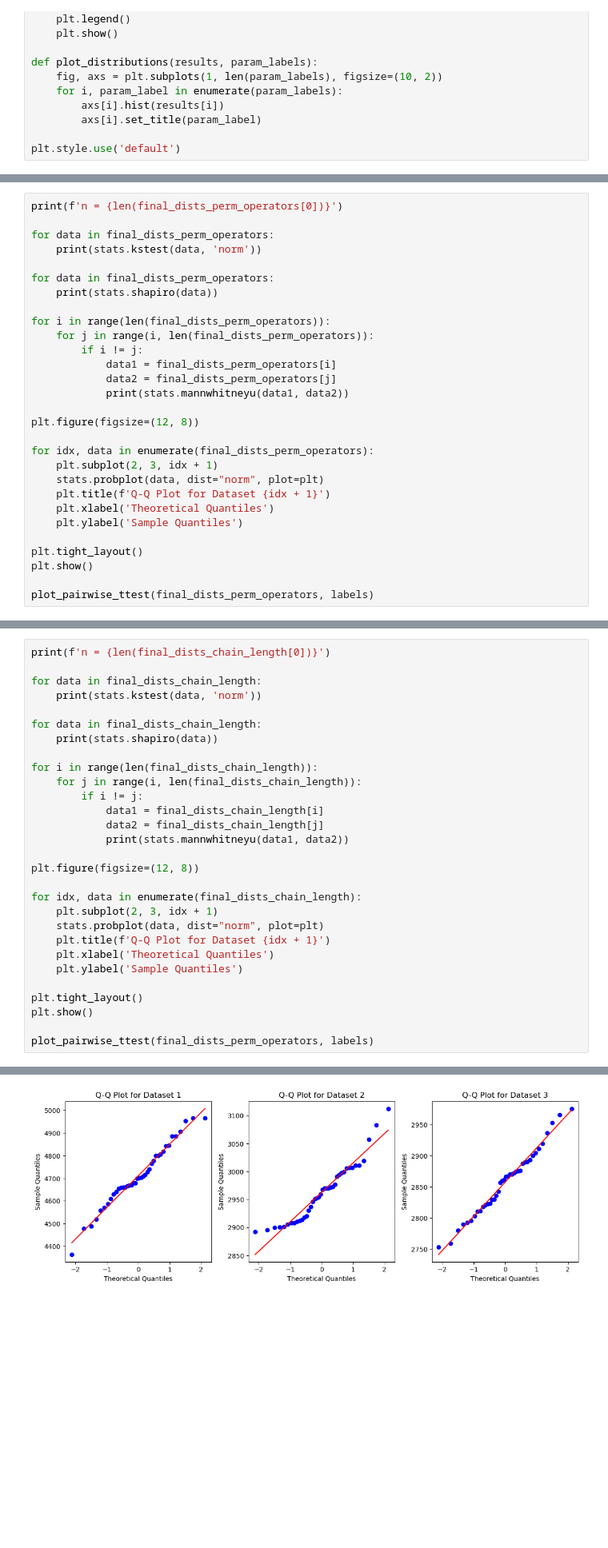
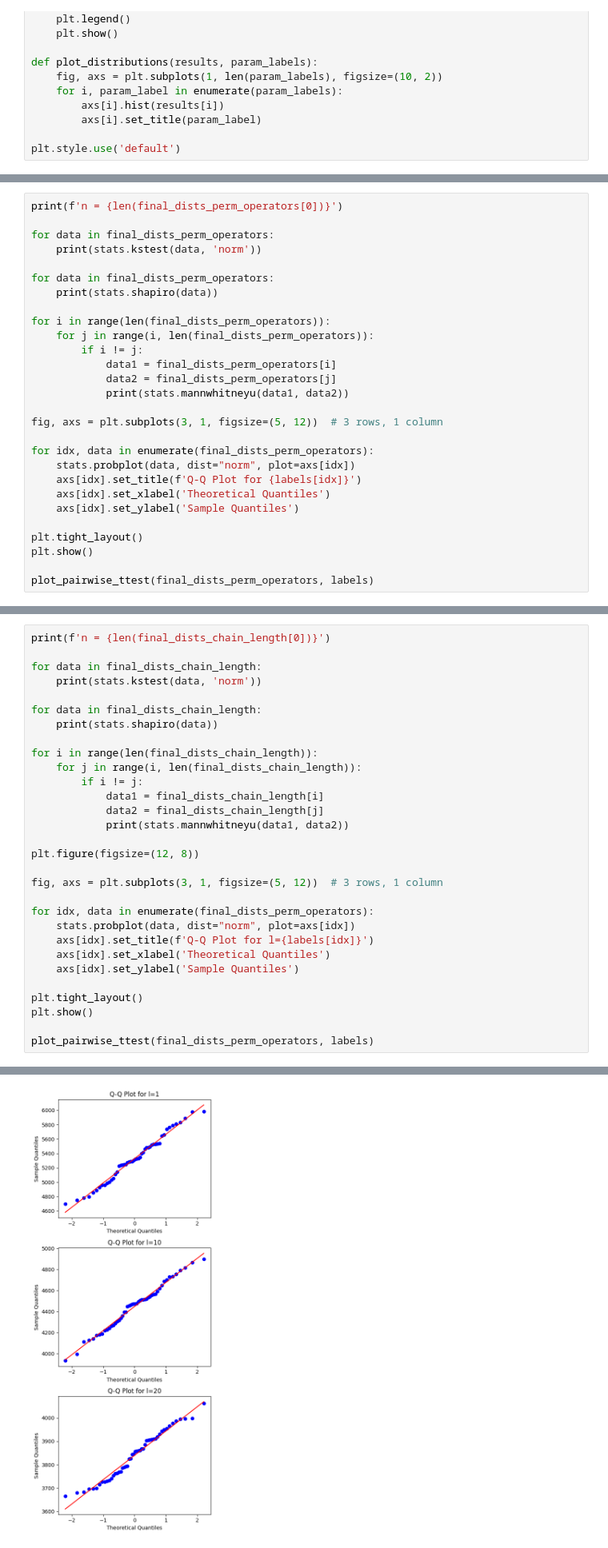
Before and after one commit to Foundnation/Stochastic-Simulation, a Jupyter notebook: TSM/analyse_data.ipynb, the cells around one changed output, grey strips where cells are left out. Shown at 80% size. Saved outputs shown, nothing was run; the diff lists cells and outputs as text; blank space fills up the shorter version.

```diff
--- a/TSM/analyse_data.ipynb
+++ b/TSM/analyse_data.ipynb
@@ -119,14 +119,13 @@ for i in range(len(final_dists_perm_operators)):
             data2 = final_dists_perm_operators[j]
             print(stats.mannwhitneyu(data1, data2))
 
-plt.figure(figsize=(12, 8))
+fig, axs = plt.subplots(3, 1, figsize=(5, 12))  # 3 rows, 1 column
 
 for idx, data in enumerate(final_dists_perm_operators):
-    plt.subplot(2, 3, idx + 1)
-    stats.probplot(data, dist="norm", plot=plt)
-    plt.title(f'Q-Q Plot for Dataset {idx + 1}')
-    plt.xlabel('Theoretical Quantiles')
-    plt.ylabel('Sample Quantiles')
+    stats.probplot(data, dist="norm", plot=axs[idx])
+    axs[idx].set_title(f'Q-Q Plot for {labels[idx]}')
+    axs[idx].set_xlabel('Theoretical Quantiles')
+    axs[idx].set_ylabel('Sample Quantiles')
 
 plt.tight_layout()
 plt.show()
@@ -188,12 +187,13 @@ for i in range(len(final_dists_chain_length)):
 
 plt.figure(figsize=(12, 8))
 
-for idx, data in enumerate(final_dists_chain_length):
-    plt.subplot(2, 3, idx + 1)
-    stats.probplot(data, dist="norm", plot=plt)
-    plt.title(f'Q-Q Plot for Dataset {idx + 1}')
-    plt.xlabel('Theoretical Quantiles')
-    plt.ylabel('Sample Quantiles')
+fig, axs = plt.subplots(3, 1, figsize=(5, 12))  # 3 rows, 1 column
+
+for idx, data in enumerate(final_dists_perm_operators):
+    stats.probplot(data, dist="norm", plot=axs[idx])
+    axs[idx].set_title(f'Q-Q Plot for l={labels[idx]}')
+    axs[idx].set_xlabel('Theoretical Quantiles')
+    axs[idx].set_ylabel('Sample Quantiles')
 
 plt.tight_layout()
 plt.show()
@@ -213,4 +214,4 @@ MannwhitneyuResult(statistic=1493.0, pvalue=2.6722854387392303e-11)
-[figure, old version]
+[figure, new version]
 [figure]
 # %%
 labels = ['linear_a', 'linear_m', 'exponential_m', 'quadratic_a', 'dynamic_m', 'logarithmic_m']
```
Also changed, not shown: parts of 3 cells of this notebook, 12 other files.
